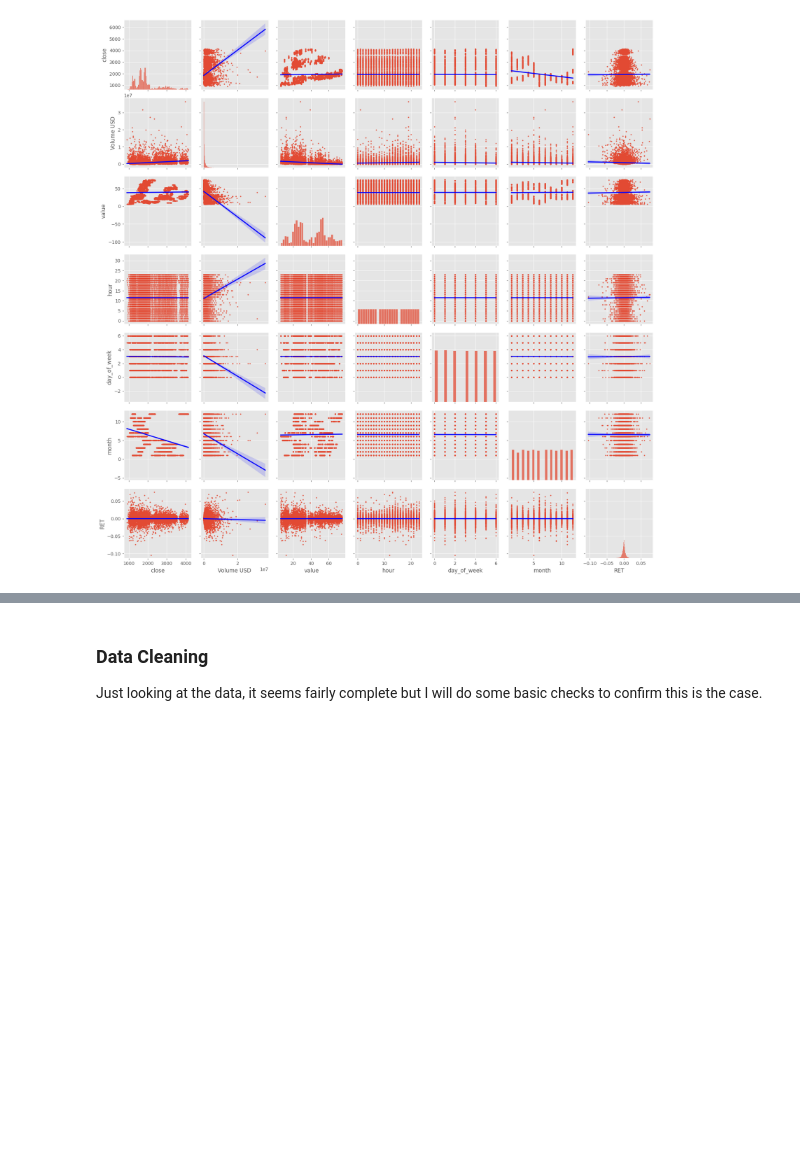
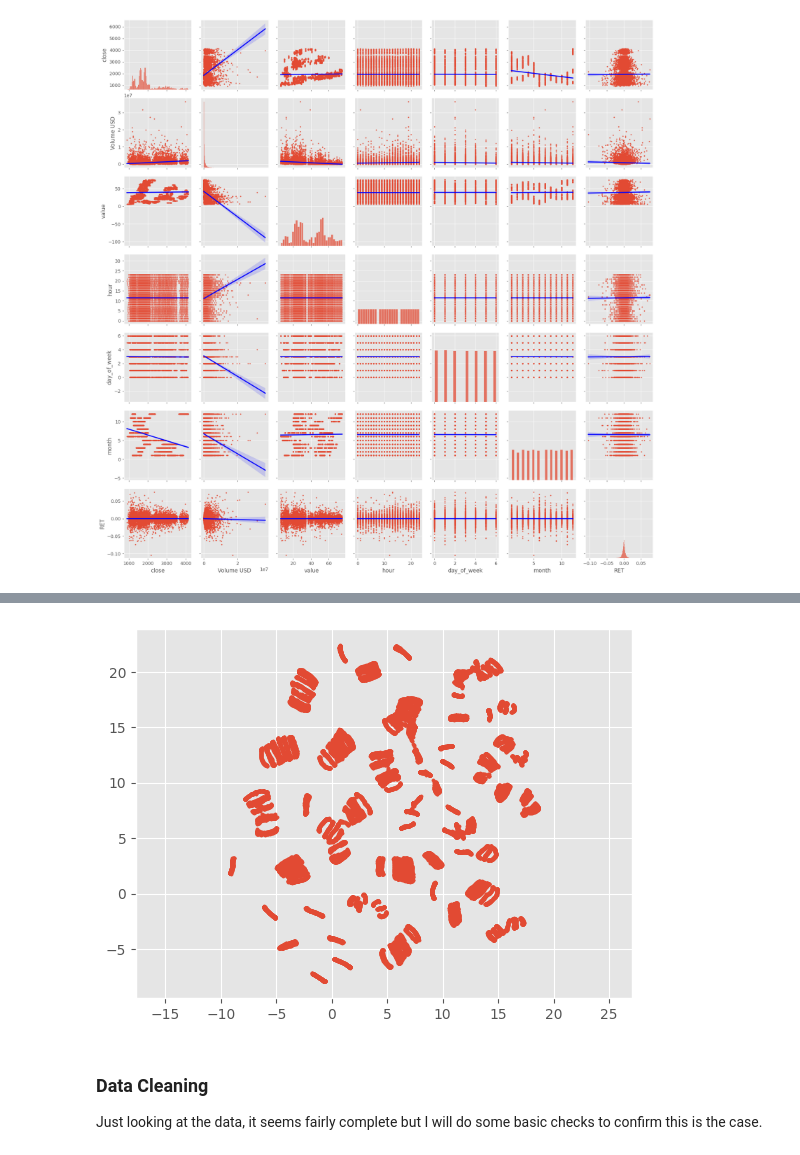
Before and after one commit to will-j-c/cqf_final_project_DL, a Jupyter notebook: report.ipynb, the cells around one changed output, grey strips where cells are left out. Cells and saved outputs as stored; diff of their text form; code cells hidden in the pictures; blank space fills up the shorter version.

Commit message:
feat: added basic UMAP EDA

```diff
--- a/report.ipynb
+++ b/report.ipynb
@@ -164,6 +168,7 @@ df['month'] = df.index.month
 # %%
 # Create a pairplot to examine all the data
-sns.pairplot(df[['close', 'Volume USD', 'value', 'hour', 'day_of_week', 'month', 'RET']], kind='reg', plot_kws={'line_kws':{'color':'blue'}, 'scatter_kws':{'s':3}})
+raw_data =  df[['close', 'Volume USD', 'value', 'hour', 'day_of_week', 'month', 'RET']]
+sns.pairplot(raw_data, kind='reg', plot_kws={'line_kws':{'color':'blue'}, 'scatter_kws':{'s':3}})
 plt.show()
 # %% [output]
 [figure]
@@ -178,0 +186,8 @@ A few observations from the pairplot:
+# %%
+import umap
+from sklearn.preprocessing import MinMaxScaler
+
+reducer = umap.UMAP()
+scaled_raw_data = MinMaxScaler().fit_transform(raw_data)
+embedding = reducer.fit_transform(scaled_raw_data)
+embedding
@@ -179,3 +202,9 @@ A few observations from the pairplot:
+# %%
+plt.scatter(embedding[:, 0], embedding[:, 1], s=5)
+plt.gca().set_aspect('equal', 'datalim')
+plt.show()
+# %% [output]
+[figure, added]
 # %% [markdown]
 ### Data Cleaning
 
```
Also changed, not shown: parts of 4 cells of this notebook, 3 other files.
